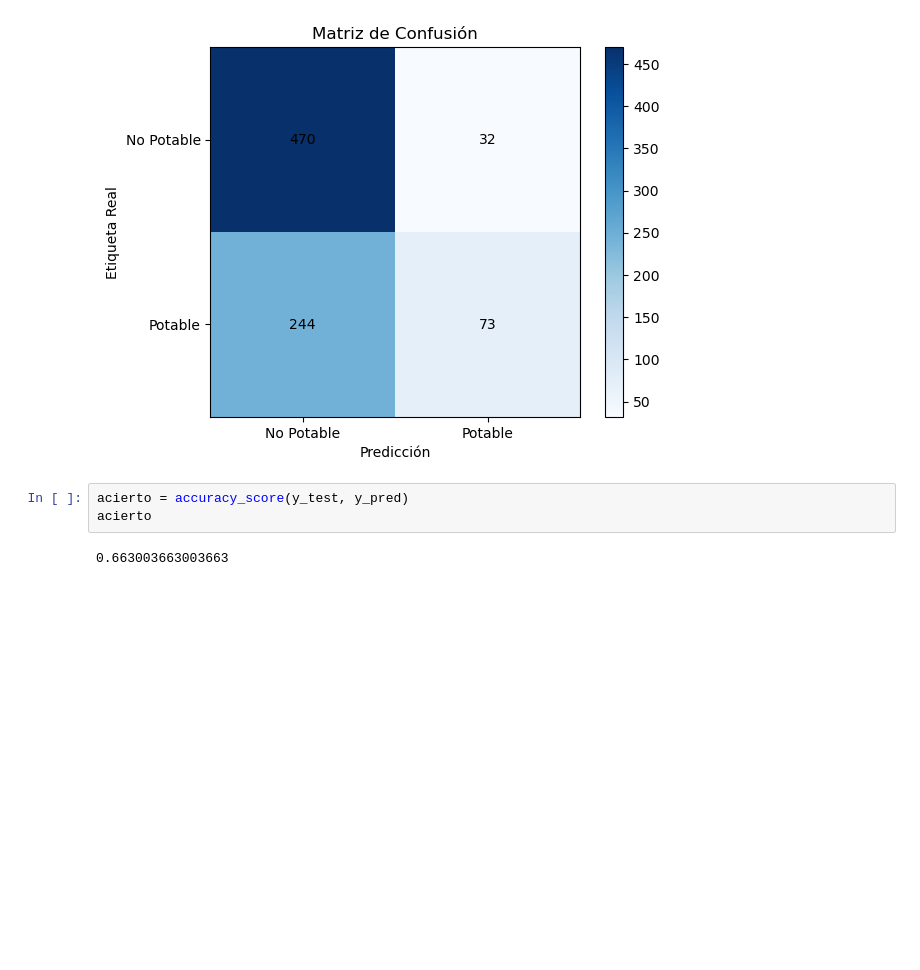
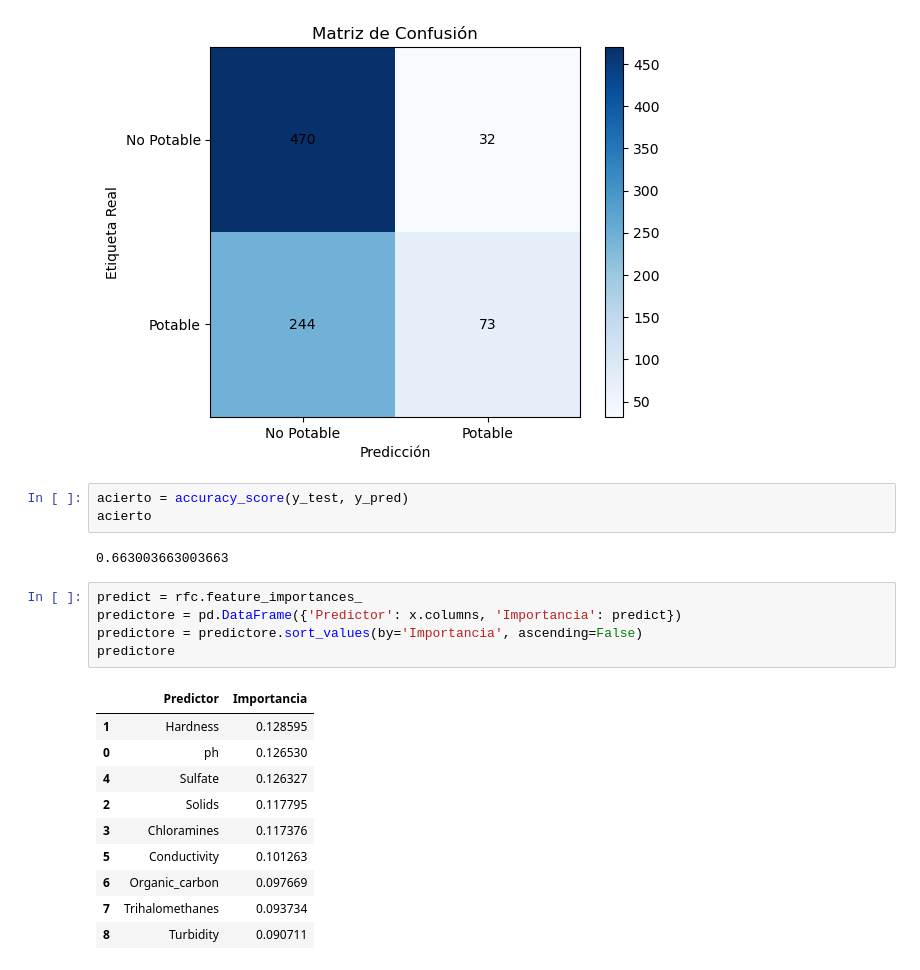
Before and after one commit to nicolassgaray/Tarea-3, a Jupyter notebook: Random Forest Classifier.ipynb, the cells around one changed output. Drawn from its saved outputs; the diff is of its cells as text; blank space fills up the shorter version.

```diff
--- a/Random Forest Classifier.ipynb
+++ b/Random Forest Classifier.ipynb
@@ -642,3 +642,19 @@ acierto = accuracy_score(y_test, y_pred)
 acierto
 # %% [output]
 0.663003663003663
+# %%
+predict = rfc.feature_importances_
+predictore = pd.DataFrame({'Predictor': x.columns, 'Importancia': predict})
+predictore = predictore.sort_values(by='Importancia', ascending=False)
+predictore
+# %% [output]
+|  | Predictor | Importancia |
+| 1 | Hardness | 0.128595 |
+| 0 | ph | 0.126530 |
+| 4 | Sulfate | 0.126327 |
+| 2 | Solids | 0.117795 |
+| 3 | Chloramines | 0.117376 |
+| 5 | Conductivity | 0.101263 |
+| 6 | Organic_carbon | 0.097669 |
+| 7 | Trihalomethanes | 0.093734 |
+| 8 | Turbidity | 0.090711 |
```
Also changed, not shown: 1 other file.
